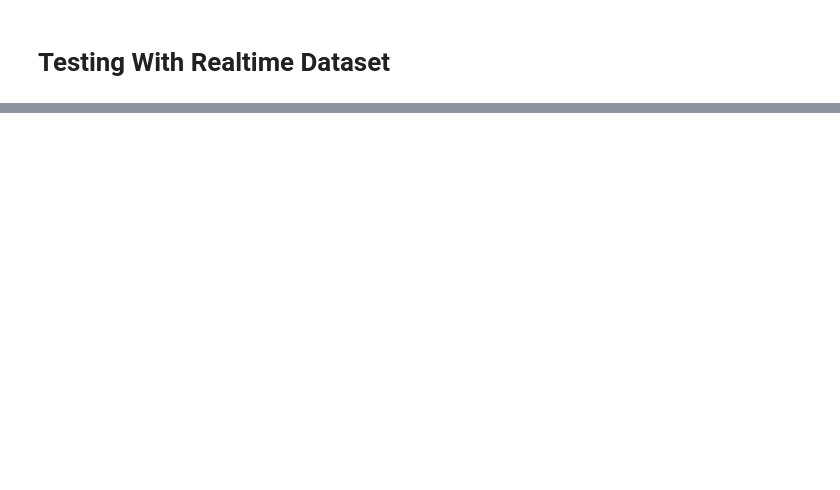
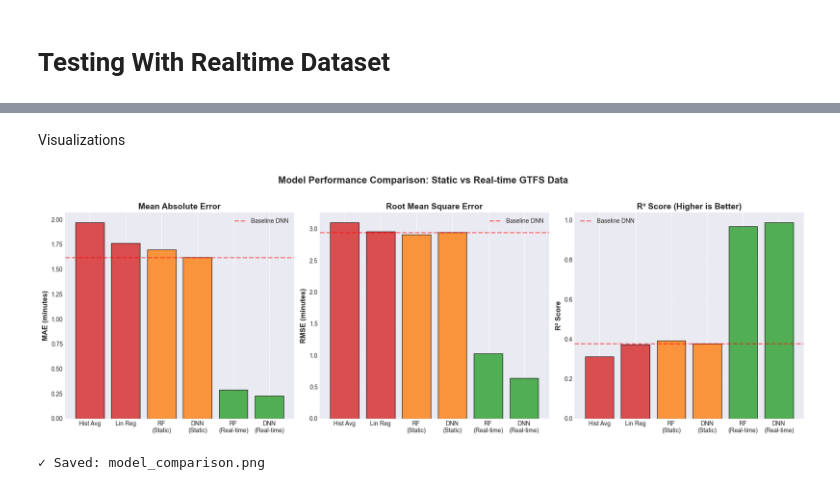
Before and after one commit to hemalikaa/Transit-Delay-Propagation-Multi-Modal-Optimization-for-TransLink, a Jupyter notebook: IE7615_project.ipynb, the cells around one changed output, grey strips where cells are left out. Cells and saved outputs as stored; diff of their text form; code cells hidden in the pictures; blank space fills up the shorter version.

```diff
--- a/IE7615_project.ipynb
+++ b/IE7615_project.ipynb
@@ -1966,0 +1688,19 @@ DNN                  1.621           1.539                     5.0%
+# %%
+# Strip whitespace from arrival_time before parsing
+df_merged['arrival_time'] = df_merged['arrival_time'].str.strip()
+
+# Feature 5: Extract time features from scheduled arrival
+df_merged['hour'] = pd.to_datetime(df_merged['arrival_time'], format='%H:%M:%S', errors='coerce').dt.hour
+df_merged['minute'] = pd.to_datetime(df_merged['arrival_time'], format='%H:%M:%S', errors='coerce').dt.minute
+
+# Remove rows with NaN in critical features
+df_features = df_merged.dropna(subset=['upstream_delay', 'arrival_delay_min', 'hour'])
+
+print(f"\nFinal dataset with features: {len(df_features)} records")
+print(f"\nSample with real-time features:")
+print(df_features[['stop_name', 'hour', 'arrival_delay_min', 'upstream_delay', 'route_avg_delay', 'delay_change']].head(15))
+
+# Show correlation of features with actual delay
+print(f"\nFeature correlations with delay:")
+correlation = df_features[['arrival_delay_min', 'upstream_delay', 'route_avg_delay', 'stop_avg_delay', 'delay_change']].corr()
+print(correlation['arrival_delay_min'].sort_values(ascending=False))
@@ -1966,0 +2402,57 @@ DNN                  1.621           1.539                     5.0%
+# %% [markdown]
+Visualizations
+# %%
+import matplotlib.pyplot as plt
+import seaborn as sns
+import numpy as np
+
+# Set style
+plt.style.use('seaborn-v0_8-darkgrid')
+sns.set_palette("husl")
+
+# ============================================================
+# VISUALIZATION 1: Model Comparison Bar Chart
+# ============================================================
+fig, axes = plt.subplots(1, 3, figsize=(18, 6))
+
+models = ['Hist Avg', 'Lin Reg', 'RF\n(Static)', 'DNN\n(Static)', 'RF\n(Real-time)', 'DNN\n(Real-time)']
+mae_values = [1.970, 1.765, 1.696, 1.621, 0.288, mae_enh]
+rmse_values = [3.100, 2.959, 2.910, 2.948, 1.032, rmse_enh]
+r2_values = [0.313, 0.374, 0.394, 0.378, 0.969, r2_enh]
+
+colors = ['#d62728', '#d62728', '#ff7f0e', '#ff7f0e', '#2ca02c', '#2ca02c']
+
+# MAE comparison
+axes[0].bar(models, mae_values, color=colors, alpha=0.8, edgecolor='black')
+axes[0].set_ylabel('MAE (minutes)', fontsize=12, fontweight='bold')
+axes[0].set_title('Mean Absolute Error', fontsize=14, fontweight='bold')
+axes[0].axhline(y=1.621, color='red', linestyle='--', linewidth=2, alpha=0.5, label='Baseline DNN')
+axes[0].legend()
+axes[0].grid(axis='y', alpha=0.3)
+
+# RMSE comparison
+axes[1].bar(models, rmse_values, color=colors, alpha=0.8, edgecolor='black')
+axes[1].set_ylabel('RMSE (minutes)', fontsize=12, fontweight='bold')
+axes[1].set_title('Root Mean Square Error', fontsize=14, fontweight='bold')
+axes[1].axhline(y=2.948, color='red', linestyle='--', linewidth=2, alpha=0.5, label='Baseline DNN')
+axes[1].legend()
+axes[1].grid(axis='y', alpha=0.3)
+
+# R² comparison
+axes[2].bar(models, r2_values, color=colors, alpha=0.8, edgecolor='black')
+axes[2].set_ylabel('R² Score', fontsize=12, fontweight='bold')
+axes[2].set_title('R² Score (Higher is Better)', fontsize=14, fontweight='bold')
+axes[2].axhline(y=0.378, color='red', linestyle='--', linewidth=2, alpha=0.5, label='Baseline DNN')
+axes[2].legend()
+axes[2].grid(axis='y', alpha=0.3)
+
+plt.suptitle('Model Performance Comparison: Static vs Real-time GTFS Data',
+             fontsize=16, fontweight='bold', y=1.02)
+plt.tight_layout()
+plt.savefig(os.path.join(BASE_PATH, 'results', 'model_comparison.png'), dpi=300, bbox_inches='tight')
+plt.show()
+
+print("✓ Saved: model_comparison.png")
+# %% [output]
+[figure, added]
+✓ Saved: model_comparison.png
```
Also changed, not shown: parts of 97 cells of this notebook.
